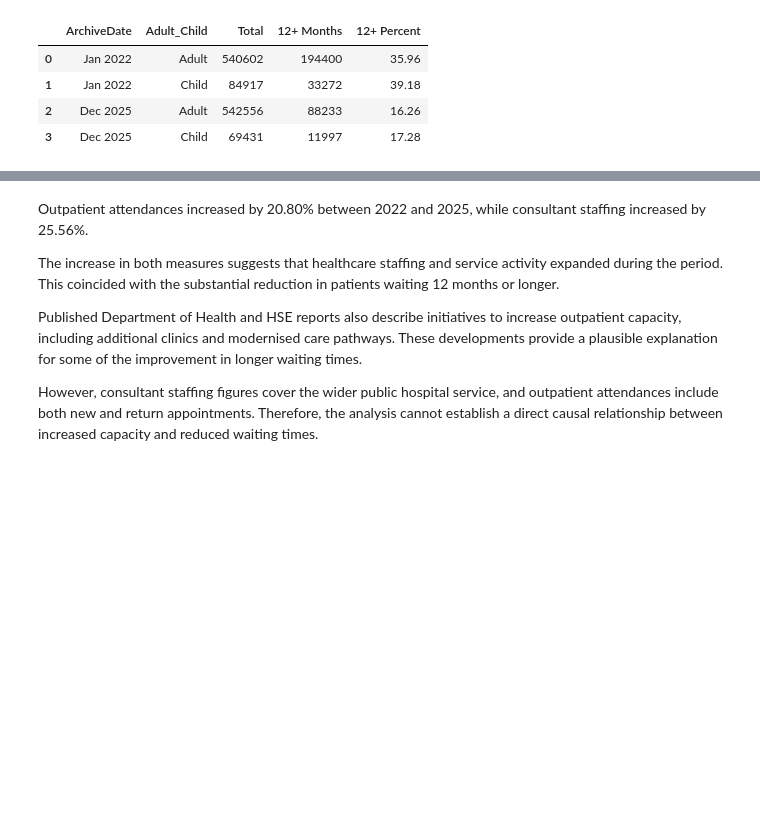
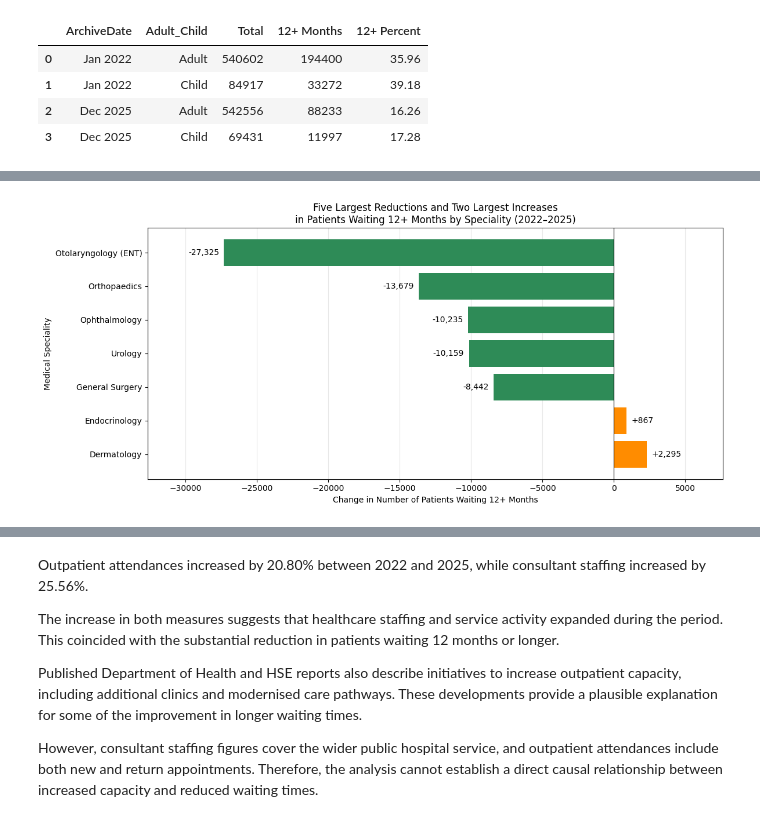
Before and after one commit to chantellehendry12-byte/Colab, a Jupyter notebook: CA2_Outpatient_Waiting_List_Analysis.ipynb, the cells around one changed output, grey strips where cells are left out. Saved outputs shown, nothing was run; the diff lists cells and outputs as text; code cells hidden in the pictures; blank space fills up the shorter version.

```diff
--- a/CA2_Outpatient_Waiting_List_Analysis.ipynb
+++ b/CA2_Outpatient_Waiting_List_Analysis.ipynb
@@ -1340,0 +1260,56 @@ display(consultant_staffing.round(2))
+# %%
+
+# Select five largest decreases and two largest increases
+
+top_specialities = pd.concat([
+    speciality_detail.nsmallest(5, 'Change in 12+ Patients'),
+    speciality_detail.nlargest(2, 'Change in 12+ Patients')
+]).sort_values('Change in 12+ Patients')
+
+# Assign colours
+colours = [
+    'seagreen' if value < 0 else 'darkorange'
+    for value in top_specialities['Change in 12+ Patients']
+]
+
+# Create chart
+fig, ax = plt.subplots(figsize=(12, 5.5))
+
+bars = ax.barh(
+    top_specialities.index,
+    top_specialities['Change in 12+ Patients'],
+    color=colours
+)
+
+# Add value labels
+for bar, value in zip(
+    bars, top_specialities['Change in 12+ Patients']
+):
+    ax.annotate(
+        f'{value:+,.0f}',
+        xy=(value, bar.get_y() + bar.get_height() / 2),
+        xytext=(6 if value >= 0 else -6, 0),
+        textcoords='offset points',
+        va='center',
+        ha='left' if value >= 0 else 'right'
+    )
+
+ax.axvline(0, color='black', linewidth=0.8)
+ax.invert_yaxis()
+ax.margins(x=0.18)
+
+plt.title(
+    'Five Largest Reductions and Two Largest Increases\n'
+    'in Patients Waiting 12+ Months by Speciality (2022–2025)'
+)
+
+plt.xlabel('Change in Number of Patients Waiting 12+ Months')
+plt.ylabel('Medical Speciality')
+
+plt.grid(axis='x', alpha=0.3)
+ax.set_axisbelow(True)
+
+plt.tight_layout()
+plt.show()
+# %% [output]
+[figure, added]
```
Also changed, not shown: parts of 52 cells of this notebook.
